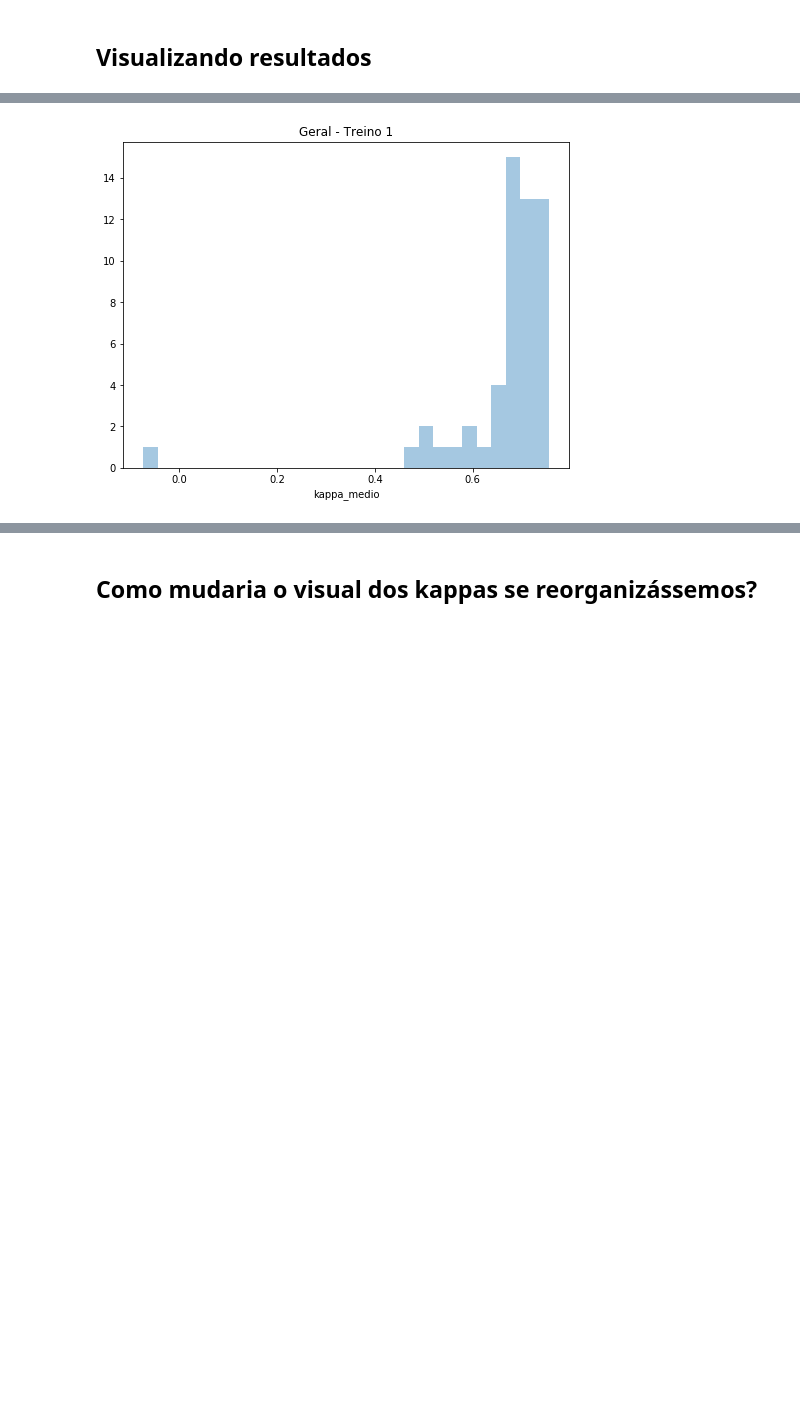
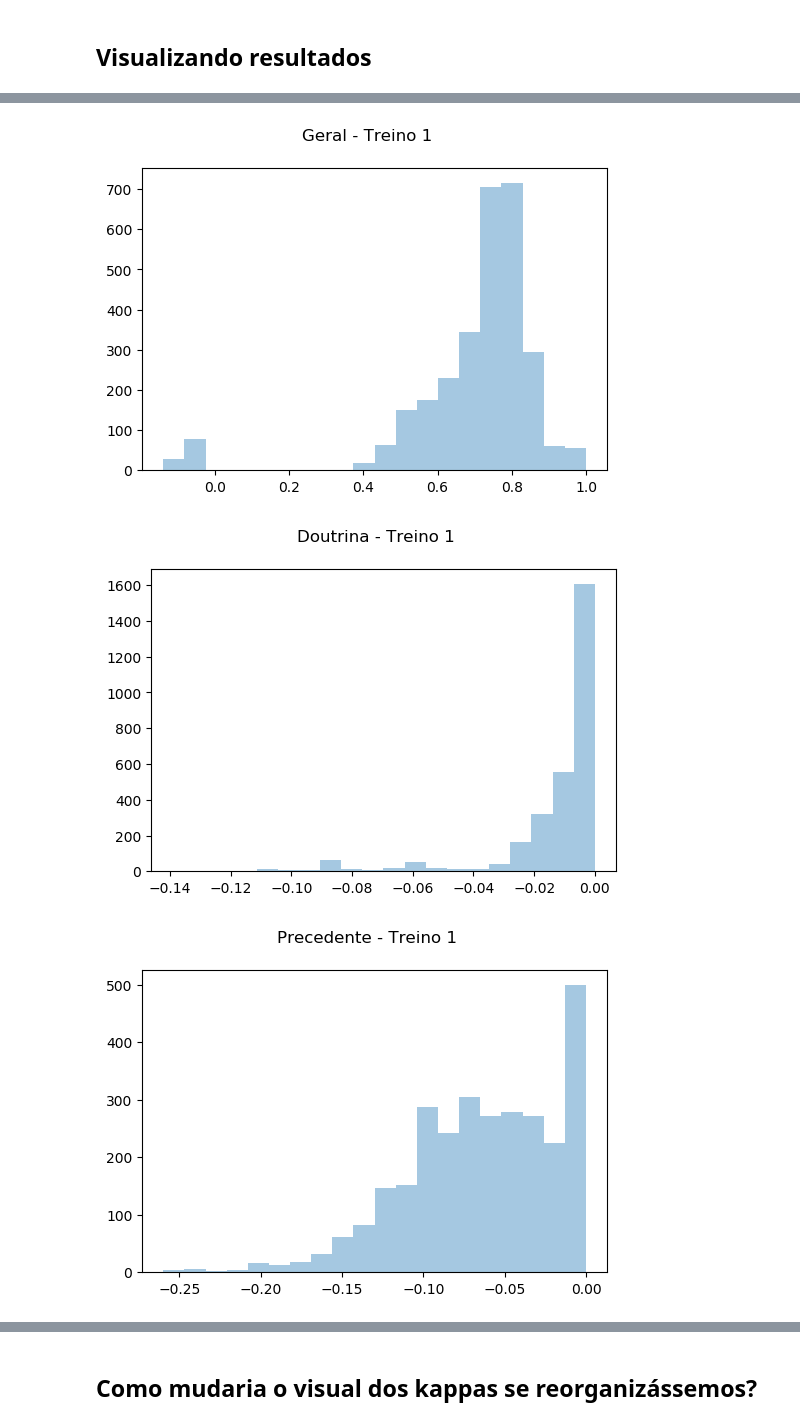
Before and after one commit to felipeasilva1/doccano, a Jupyter notebook: data_quality/1-Concordancia-treino_1.ipynb, the cells around one changed output, grey strips where cells are left out. Drawn from its saved outputs; the diff is of its cells as text; code cells hidden in the pictures; blank space fills up the shorter version.

```diff
--- a/data_quality/1-Concordancia-treino_1.ipynb
+++ b/data_quality/1-Concordancia-treino_1.ipynb
@@ -278,3 +230,6 @@ df_overlap = df_annot.merge(df_annot, on='documento', suffixes=('_x', '_y'))
+# %%
+# Corrigindo problema com o primeiro treino de Anotação
+mapping = {"B_Doutrinador":"B_Doutrina", "I_Doutrinador":"I_Doutrina"}
 # %% [markdown]
 # Calculando as métricas
 # %%
@@ -339,5 +303,7 @@ for n in tqdm.tqdm_notebook(range(size)):
 # %% [output]
 [interactive output not drawn]
+# %%
+percent_matrix[:,:,1] = np.nan_to_num(percent_matrix[:,:,1], copy=True)
 # %% [markdown]
 ## Visualizando resultados
 # %%
@@ -451,19 +363,26 @@ av_kappas = list()
 
 for n, s in enumerate(students):
 
-    # Pegando a n-ésima linha da matriz de kappas
-    kps = kappa_matrix[n, :]
+    k = list()
 
-    # Calculando o kappa médio (tira todos os 0s da linha, e tira o próprio anotador)
+    for i, l in enumerate(labels):
+
+        # Pegando a n-ésima linha da matriz de kappas com a label i
+        kps = kappa_matrix[n, :, i]
+
+        # Calculando o kappa médio (tira todos os 0s da linha, e tira o próprio anotador)
+        k.append(kps[(kps == kps) & (kps != 1)].mean())
+
+    # Populando a lista de kappas médios
     av_kappas.append(
-        (students[n], kps[kps != 0].mean() - 1/len(students))
+        (students[n], ) + tuple(k)
     )
 
 # Dataframe de kappas médios
-av_kappas_df = pd.DataFrame(data=av_kappas, columns=['anotador', 'kappa_medio'])
+av_kappas_df = pd.DataFrame(data=av_kappas, columns=['anotador'] + labels)
 
 # Organizando por kappa médio
-av_kappas_df.sort_values('kappa_medio', ascending=False, inplace=True)
+av_kappas_df.sort_values('Geral', ascending=False, inplace=True)
 
 # Vendo os maiores kappas
 av_kappas_df.head(20)
@@ -488,7 +422,17 @@ av_kappas_df.head(20)
 # %%
-fig, ax = plt.subplots(figsize=(8, 6))
-sns.distplot(av_kappas_df.kappa_medio, kde=False)
-plt.title("Geral - Treino 1")
-plt.show()
+for i, l in enumerate(labels):
+
+    fig, ax = plt.subplots(figsize=(6,4), dpi=100)
+
+    sns.distplot(
+        kappa_matrix[:,:,i][kappa_matrix[:,:,i] == kappa_matrix[:,:,i]],
+        kde=False,
+        bins=20,
+        ax=ax
+    )
+    plt.suptitle(l+" - Treino 1")
+    plt.show()
 # %% [output]
-[figure, old version]
+[figure, new version]
+[figure, added]
+[figure, added]
```
Also changed, not shown: parts of 45 cells of this notebook, 5 other files.
